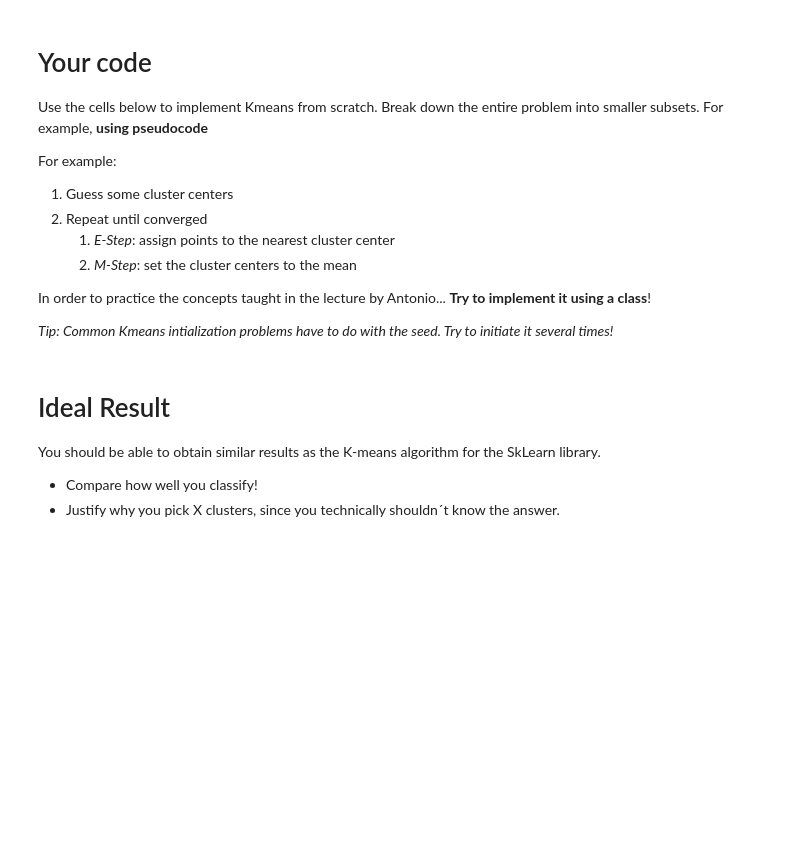
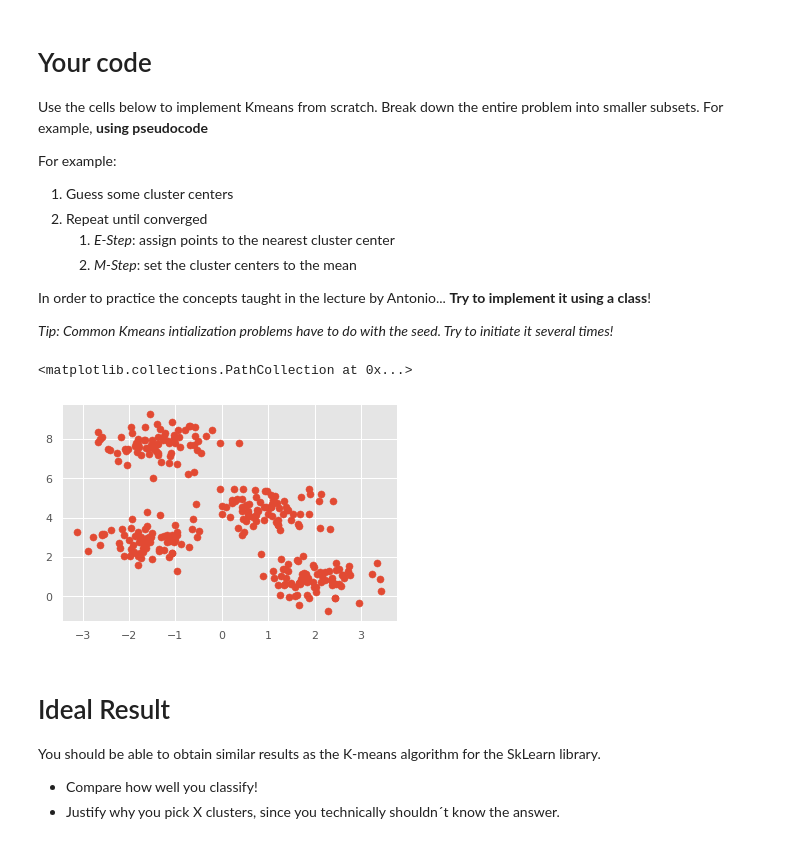
Before and after one commit to jobyid/StriveSchool, a Jupyter notebook: Machine Learning/d5_KMeans/00_KMeans_From_Scratch.ipynb, the cells around one changed output. Drawn from its saved outputs; the diff is of its cells as text; code cells hidden in the pictures; blank space fills up the shorter version.

```diff
--- a/Machine Learning/d5_KMeans/00_KMeans_From_Scratch.ipynb
+++ b/Machine Learning/d5_KMeans/00_KMeans_From_Scratch.ipynb
@@ -103,3 +139,11 @@ class K_Means:
+# %%
+scr = K_Means(4)
+scr.fit(X)
+x = scr.predict(X)
+plt.scatter(X[:, 0], X[:, 1], s=50, cmap='viridis')
+# %% [output]
+<matplotlib.collections.PathCollection at 0x...>
+[figure, added]
 # %% [markdown]
 # Ideal Result
 You should be able to obtain similar results as the K-means algorithm for the SkLearn library.
```
Also changed, not shown: parts of 6 cells of this notebook, 1 other file.
